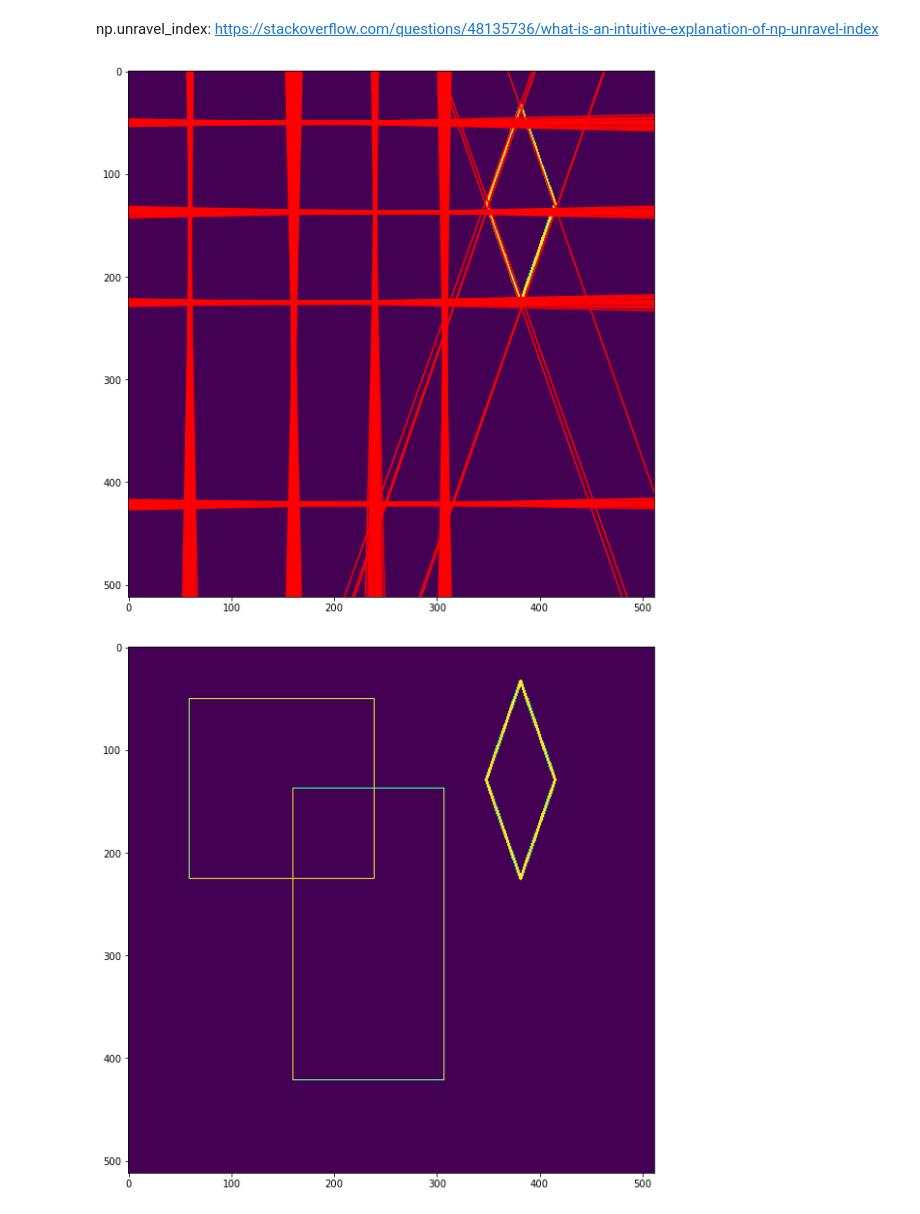
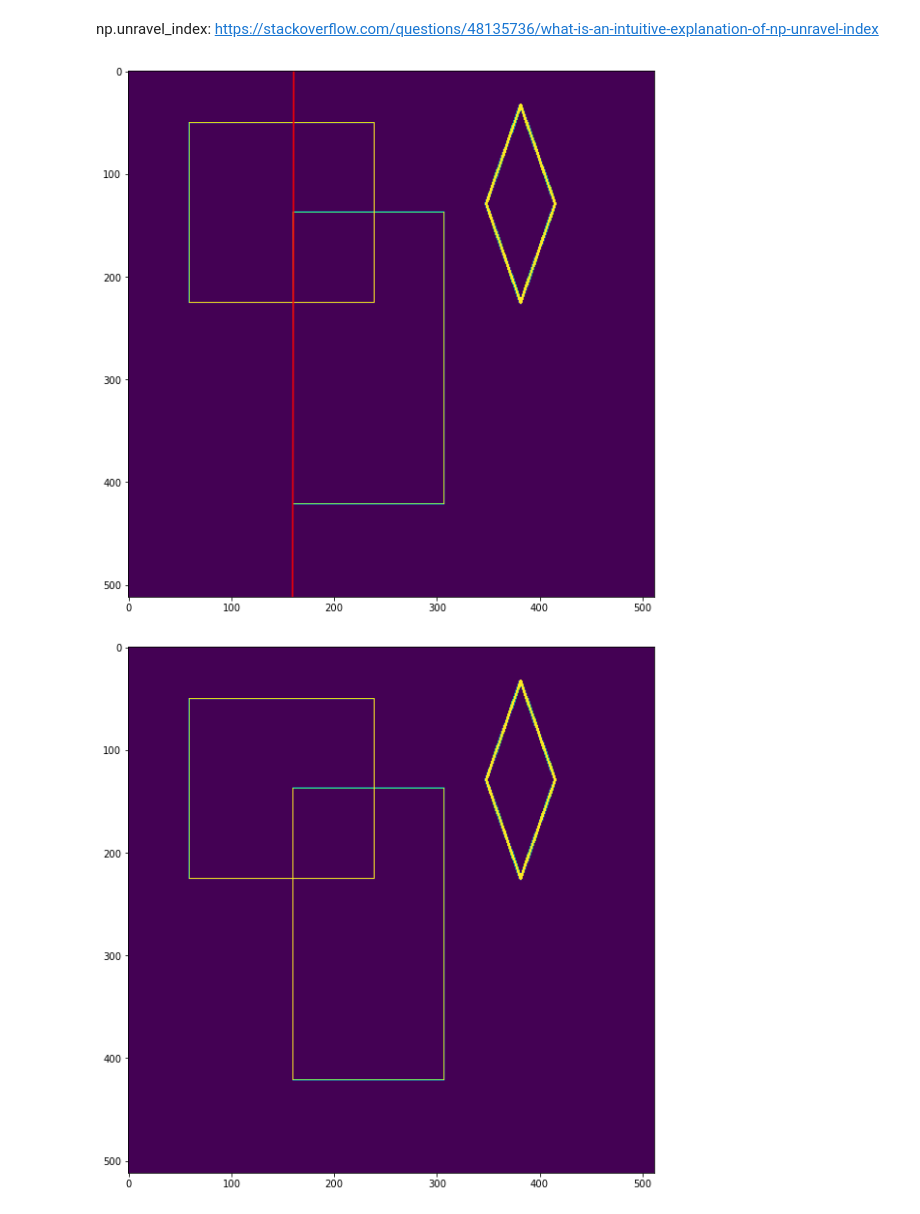
Before and after one commit to zh-plus/SUSTech-CS308, a Jupyter notebook: Lab5/hough.ipynb, the cells around one changed output. Cells and saved outputs as stored; diff of their text form; code cells hidden in the pictures.

```diff
--- a/Lab5/hough.ipynb
+++ b/Lab5/hough.ipynb
@@ -141,12 +143,12 @@ np.unravel_index: https://stackoverflow.com/questions/48135736/what-is-an-intuit
 # %%
 figure(figsize=[10, 10])
 print()
-for i in range(10):
+for i in range(1):
     plot_line(theta[i], rho[i], image_shape=gray_image.shape)
 imshow(gray_image)
 figure(figsize=[10, 10])
 imshow(gray_image)
 show()
 # %% [output]
-[figure, old version]
+[figure, new version]
 [figure]
```
Also changed, not shown: parts of 3 cells of this notebook, 5 other files.
